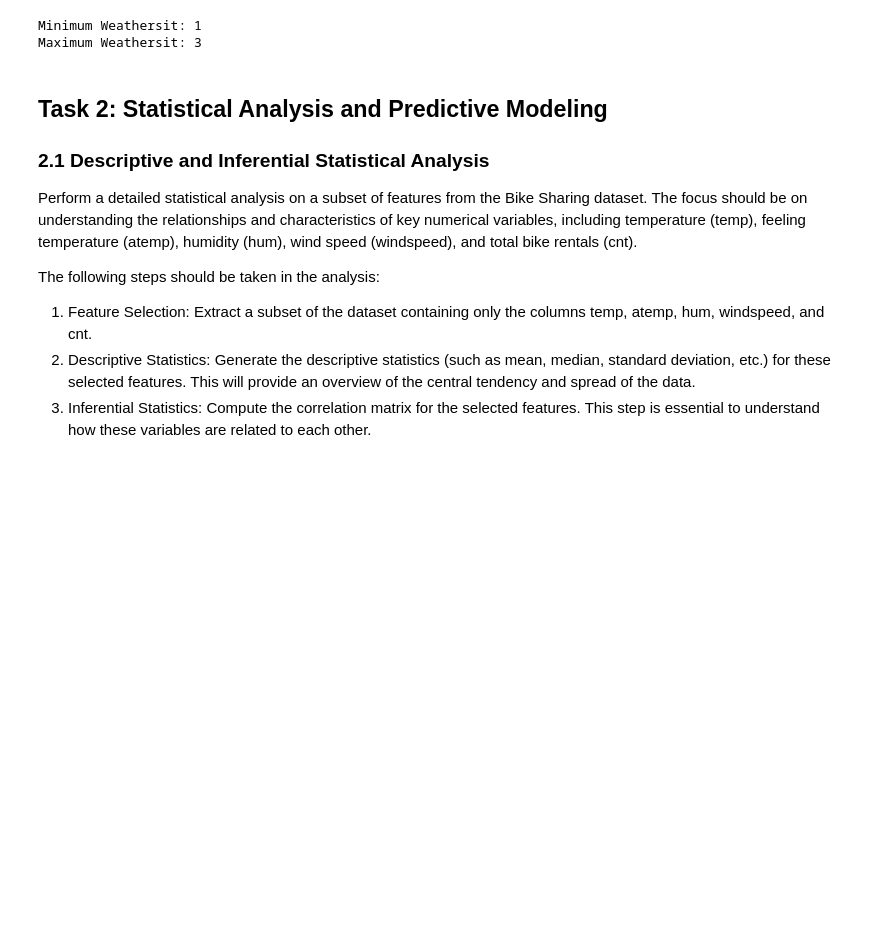
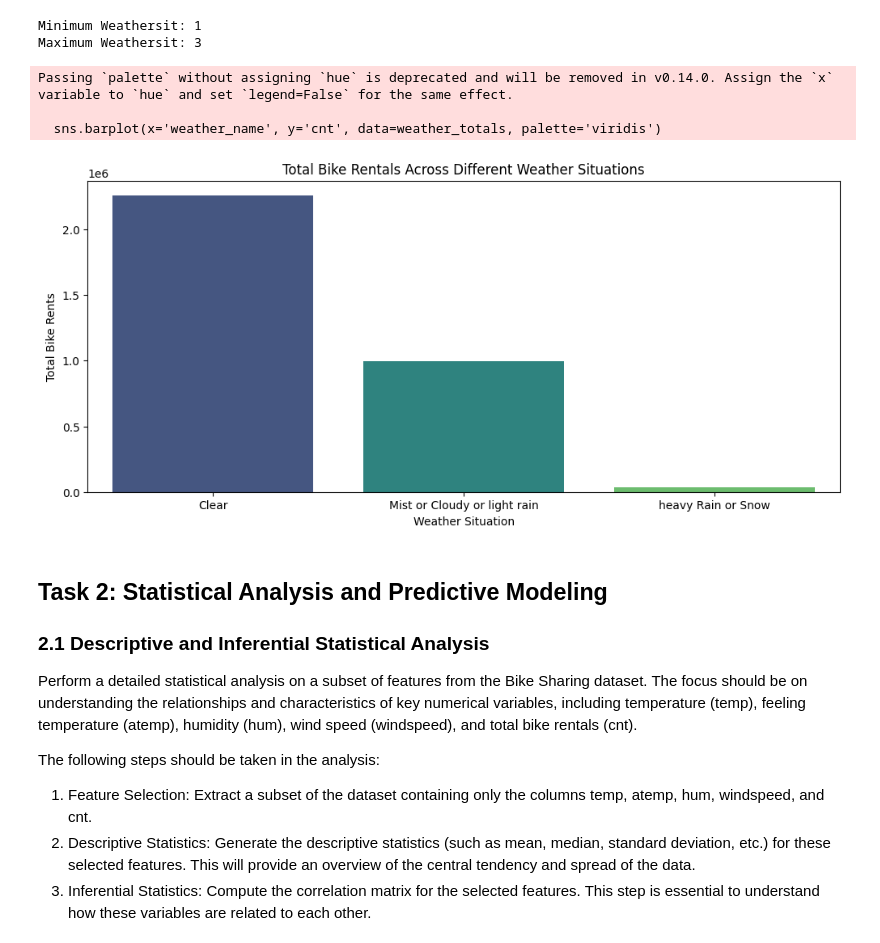
Before and after one commit to 3p10/Bike-Sharing-Dataset, a Jupyter notebook: Bike Sharing.ipynb, the cells around one changed output. Cells and saved outputs as stored; diff of their text form; code cells hidden in the pictures; blank space fills up the shorter version.

```diff
--- a/Bike Sharing.ipynb
+++ b/Bike Sharing.ipynb
@@ -431,6 +431,31 @@ print(f'Maximum Weathersit: {max_weathersit}')
 # %% [output]
 Minimum Weathersit: 1
 Maximum Weathersit: 3
+# %%
+# Create a dictionary to map weathersit numbers to weather names
+weather_mapping = {
+    1: 'Clear', 2: 'Mist or Cloudy or light rain', 3: 'heavy Rain or Snow'
+}
+
+# Map weathersit numbers to weather names
+df['weather_name'] = df['weathersit'].map(weather_mapping)
+
+# Calculate the total bike rentals for each weather situation
+weather_totals = df.groupby('weather_name')['cnt'].sum().reset_index()
+
+# Plotting using seaborn barplot
+plt.figure(figsize=(12, 5 ))
+sns.barplot(x='weather_name', y='cnt', data=weather_totals, palette='viridis')
+plt.title('Total Bike Rentals Across Different Weather Situations')
+plt.xlabel('Weather Situation')
+plt.ylabel('Total Bike Rents')
+
+plt.show()
+# %% [output]
+Passing `palette` without assigning `hue` is deprecated and will be removed in v0.14.0. Assign the `x` variable to `hue` and set `legend=False` for the same effect.
+
+  sns.barplot(x='weather_name', y='cnt', data=weather_totals, palette='viridis')
+[figure, added]
 # %% [markdown]
 ## Task 2: Statistical Analysis and Predictive Modeling
 
```
